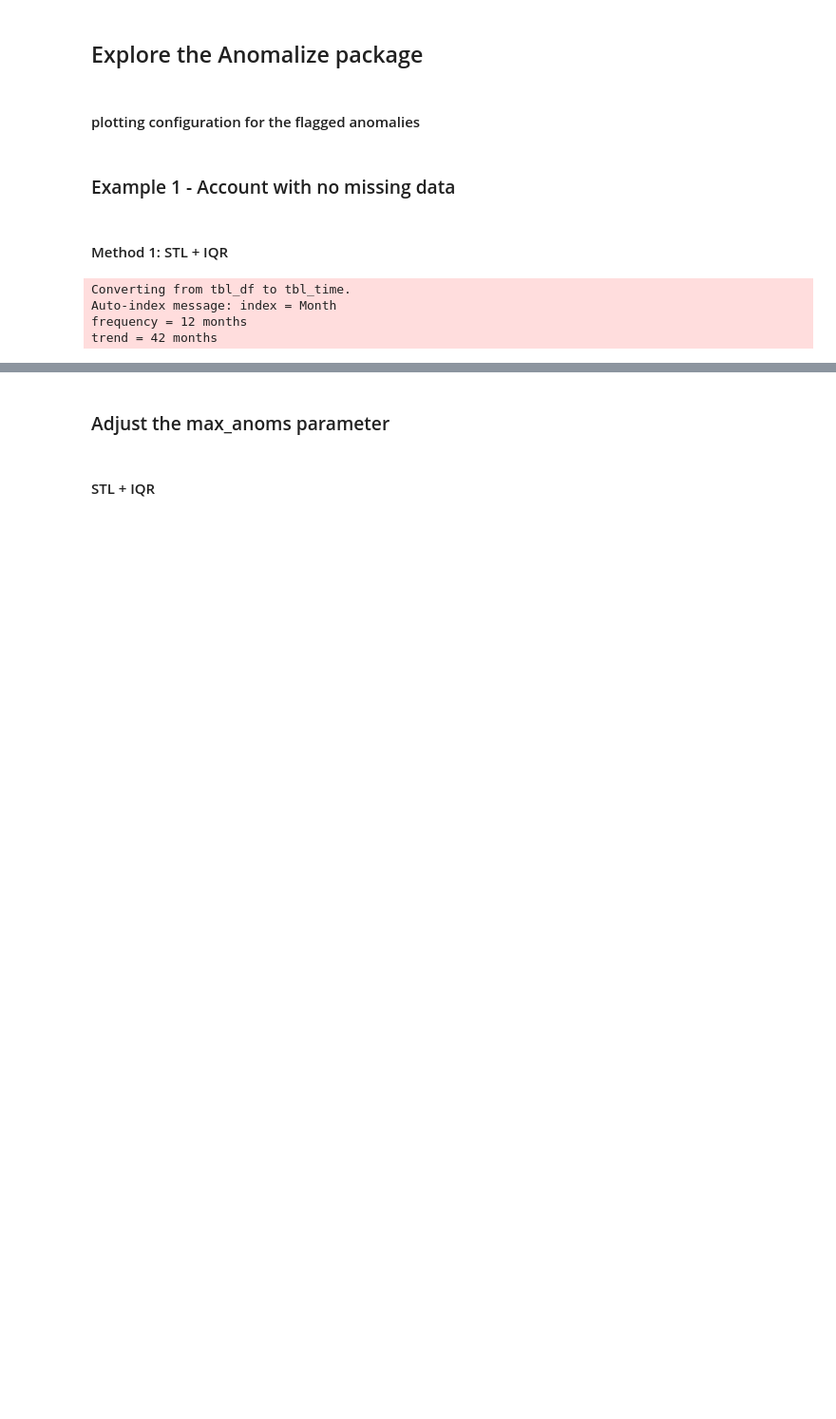
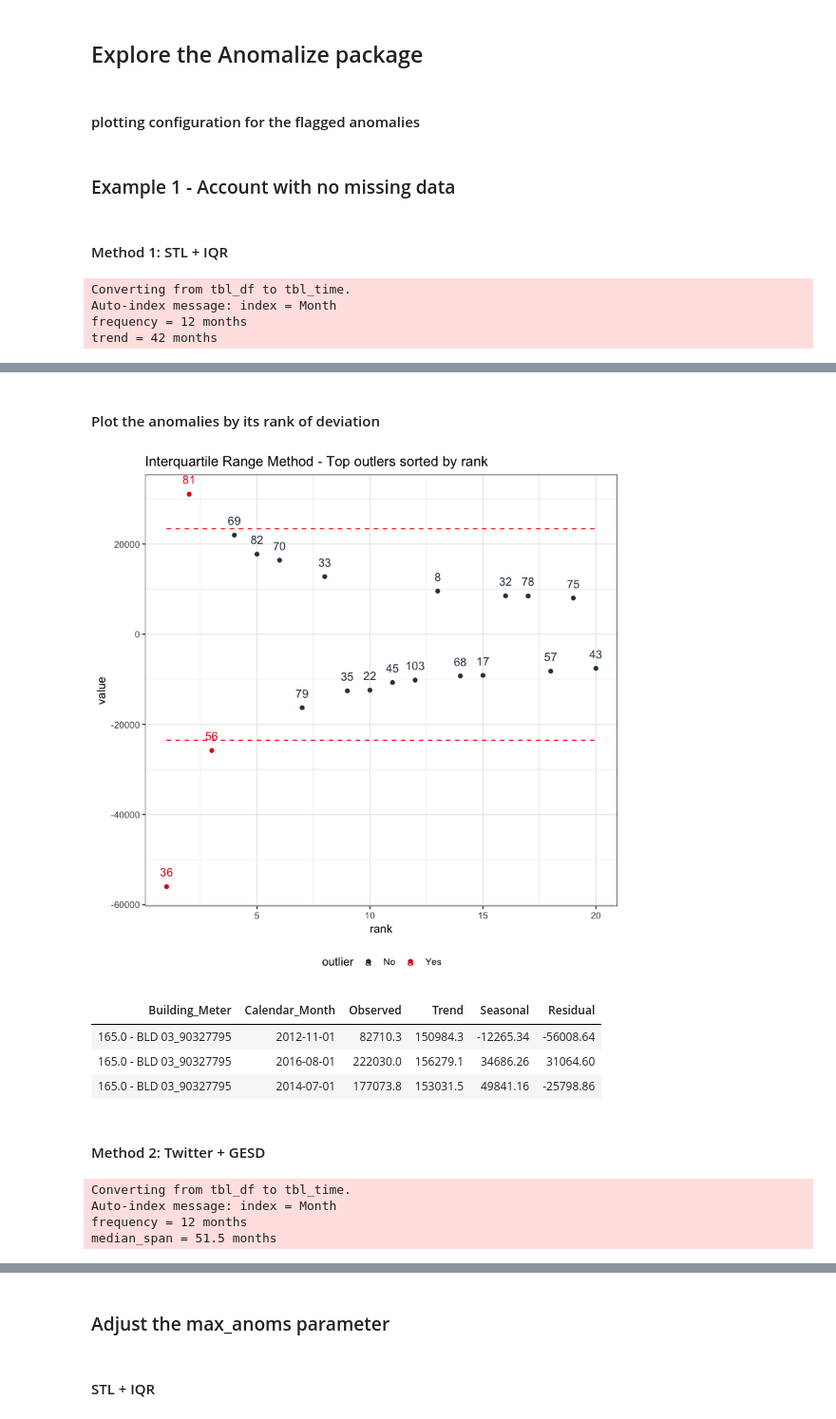
Before and after one commit to jasonfeiwang/Anomaly-Detectors, a Jupyter notebook: src/r/Time_Series_Decomposition_R.ipynb, the cells around one changed output, grey strips where cells are left out. Shown at 95% size. Saved outputs shown, nothing was run; the diff lists cells and outputs as text; code cells hidden in the pictures; blank space fills up the shorter version.

```diff
--- a/src/r/Time_Series_Decomposition_R.ipynb
+++ b/src/r/Time_Series_Decomposition_R.ipynb
@@ -82,0 +141,34 @@ trend = 42 months
+# %% [markdown]
+#### Plot the anomalies by its rank of deviation
+# %%
+outliers <- iqr(ts_anomalized$remainder, verbose = TRUE)$outlier_report
+outliers %>%
+    ggsetup() +
+    ggtitle("Interquartile Range Method - Top outlers sorted by rank")
+# %% [output]
+[figure, added]
+# %%
+a <- ts_anomalized[filter(outliers, outlier == 'Yes')$index, c(1,2,4,6,5,7)]
+
+rename(a, Calendar_Month = Month, Observed = observed, Trend = trend, Seasonal = season, Residual = remainder)
+# %% [output]
+| Building_Meter | Calendar_Month | Observed | Trend | Seasonal | Residual |
+| 165.0 - BLD 03_90327795 | 2012-11-01 | 82710.3 | 150984.3 | -12265.34 | -56008.64 |
+| 165.0 - BLD 03_90327795 | 2016-08-01 | 222030.0 | 156279.1 | 34686.26 | 31064.60 |
+| 165.0 - BLD 03_90327795 | 2014-07-01 | 177073.8 | 153031.5 | 49841.16 | -25798.86 |
+# %% [markdown]
+#### Method 2: Twitter + GESD
+# %%
+ts =  select(filter(tb, Building_Meter == '165.0 - BLD 03_90327795'), 'Building_Meter', 'Month', 'Imputed_KWH')
+
+ts_anomalized <- ts %>%
+    time_decompose(Imputed_KWH, method = "twitter", merge = TRUE) %>%
+    anomalize(remainder, method = 'gesd') %>%
+    time_recompose()
+
+# ts_anomalized %>% glimpse()
+# %% [output]
+Converting from tbl_df to tbl_time.
+Auto-index message: index = Month
+frequency = 12 months
+median_span = 51.5 months
```
Also changed, not shown: parts of 100 cells of this notebook, 7 other files.
